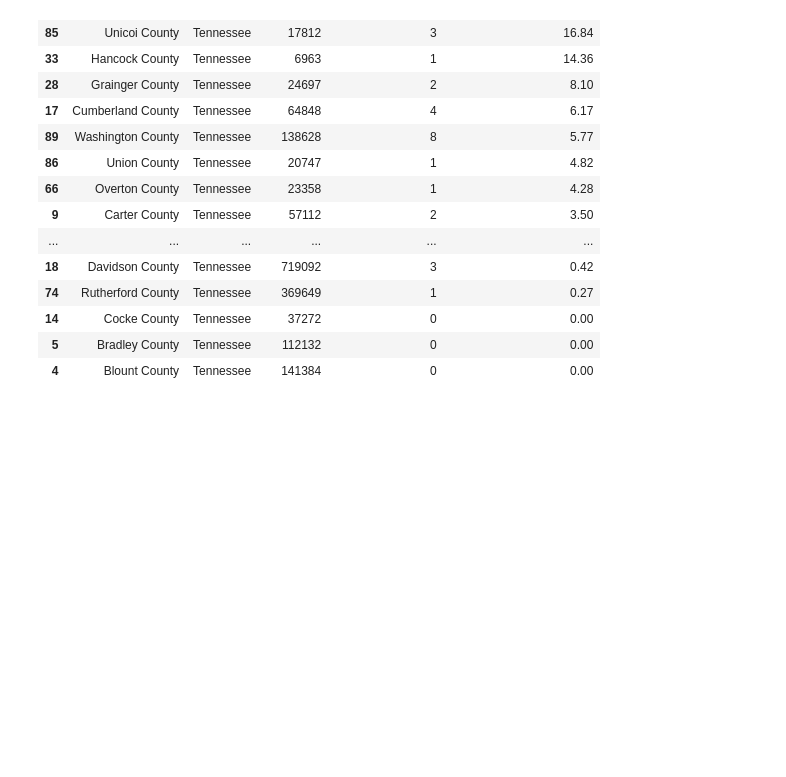
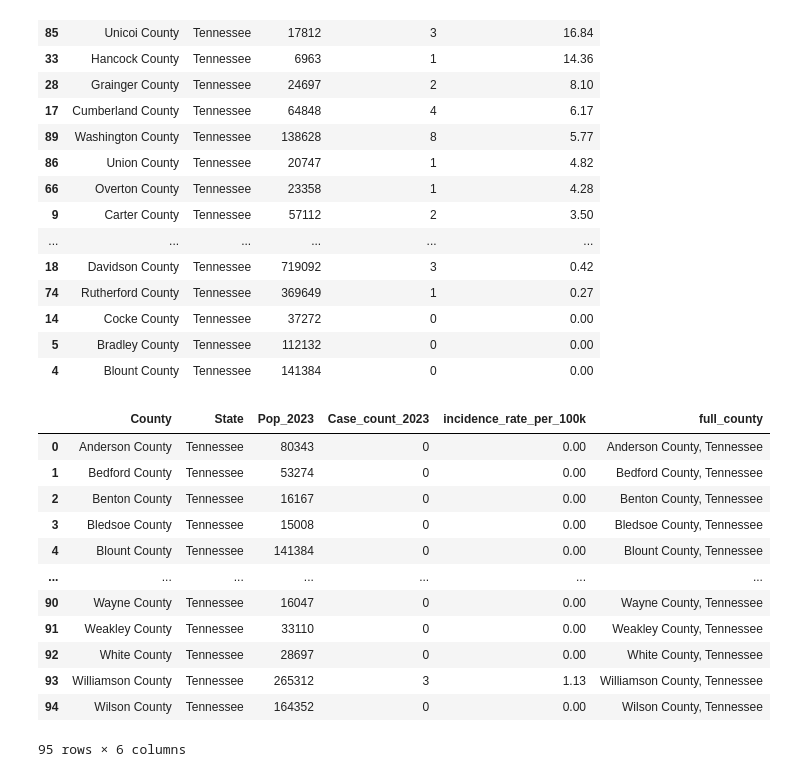
Before and after one commit to dzapata915/Lyme_Disease, a Jupyter notebook: incidence_rates.ipynb, the cells around one changed output. Cells and saved outputs as stored; diff of their text form; code cells hidden in the pictures; blank space fills up the shorter version.

```diff
--- a/incidence_rates.ipynb
+++ b/incidence_rates.ipynb
@@ -546,4 +546,22 @@ TN_counties_incidence.sort_values(by='incidence_rate_per_100k',ascending=False).
 | 14 | Cocke County | Tennessee | 37272 | 0 | 0.00 |
 | 5 | Bradley County | Tennessee | 112132 | 0 | 0.00 |
 | 4 | Blount County | Tennessee | 141384 | 0 | 0.00 |
+# %%
+TN_counties_incidence['full_county']=TN_counties_incidence['County']+', '+TN_counties_incidence['State']
+# %%
+TN_counties_incidence
+# %% [output]
+|  | County | State | Pop_2023 | Case_count_2023 | incidence_rate_per_100k | full_county |
+| 0 | Anderson County | Tennessee | 80343 | 0 | 0.00 | Anderson County, Tennessee |
+| 1 | Bedford County | Tennessee | 53274 | 0 | 0.00 | Bedford County, Tennessee |
+| 2 | Benton County | Tennessee | 16167 | 0 | 0.00 | Benton County, Tennessee |
+| 3 | Bledsoe County | Tennessee | 15008 | 0 | 0.00 | Bledsoe County, Tennessee |
+| 4 | Blount County | Tennessee | 141384 | 0 | 0.00 | Blount County, Tennessee |
+| ... | ... | ... | ... | ... | ... | ... |
+| 90 | Wayne County | Tennessee | 16047 | 0 | 0.00 | Wayne County, Tennessee |
+| 91 | Weakley County | Tennessee | 33110 | 0 | 0.00 | Weakley County, Tennessee |
+| 92 | White County | Tennessee | 28697 | 0 | 0.00 | White County, Tennessee |
+| 93 | Williamson County | Tennessee | 265312 | 3 | 1.13 | Williamson County, Tennessee |
+| 94 | Wilson County | Tennessee | 164352 | 0 | 0.00 | Wilson County, Tennessee |
+95 rows × 6 columns
 # %%
```
Also changed, not shown: parts of 1 cell of this notebook, 3 other files.
